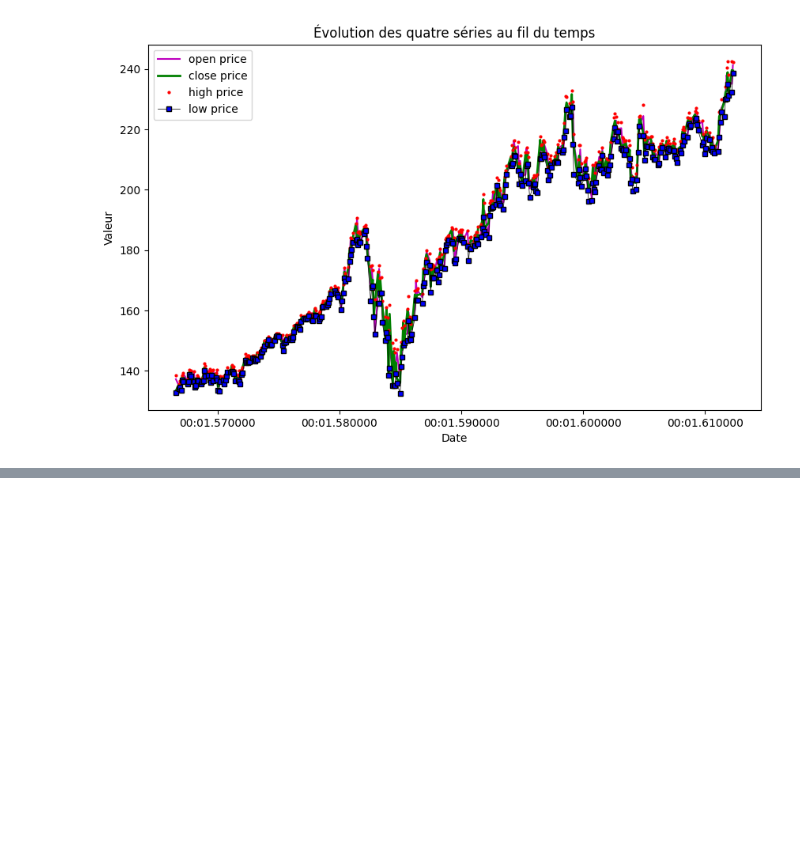
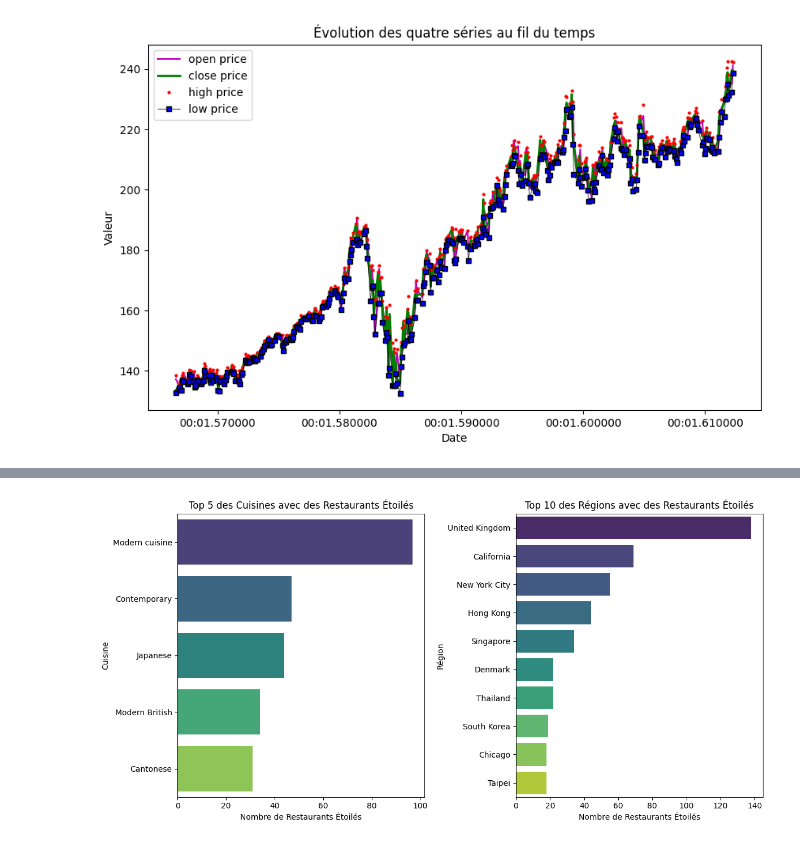
Before and after one commit to Jadesaadouni/Piscine-2024-5, a Jupyter notebook: day05.ipynb, the cells around one changed output, grey strips where cells are left out. Drawn from its saved outputs; the diff is of its cells as text; code cells hidden in the pictures; blank space fills up the shorter version.

```diff
--- a/day05.ipynb
+++ b/day05.ipynb
@@ -384,0 +404,33 @@ plt.show()
+# %%
+import pandas as pd
+import seaborn as sns
+import matplotlib.pyplot as plt
+
+# Chargez les données du fichier CSV dans un DataFrame
+michelin_df = pd.read_csv('michelin.csv')
+
+# Sélectionnez les 5 principales cuisines avec des restaurants étoilés
+top_cuisines = michelin_df[michelin_df['stars'] == 1]['cuisine'].value_counts().head(5)
+
+# Sélectionnez les 10 principales régions avec des restaurants étoilés
+top_regions = michelin_df[michelin_df['stars'] == 1]['region'].value_counts().head(10)
+
+# Créez une figure avec deux sous-tracés (barplots)
+fig, axs = plt.subplots(1, 2, figsize=(12, 6))
+
+# Tracé à gauche : Top 5 des cuisines
+sns.barplot(x=top_cuisines.values, y=top_cuisines.index, ax=axs[0], palette='viridis')
+axs[0].set_xlabel('Nombre de Restaurants Étoilés')
+axs[0].set_ylabel('Cuisine')
+axs[0].set_title('Top 5 des Cuisines avec des Restaurants Étoilés')
+
+# Tracé à droite : Top 10 des régions
+sns.barplot(x=top_regions.values, y=top_regions.index, ax=axs[1], palette='viridis')
+axs[1].set_xlabel('Nombre de Restaurants Étoilés')
+axs[1].set_ylabel('Région')
+axs[1].set_title('Top 10 des Régions avec des Restaurants Étoilés')
+
+plt.tight_layout()
+plt.show()
+# %% [output]
+[figure, added]
```
Also changed, not shown: parts of 4 cells of this notebook.
